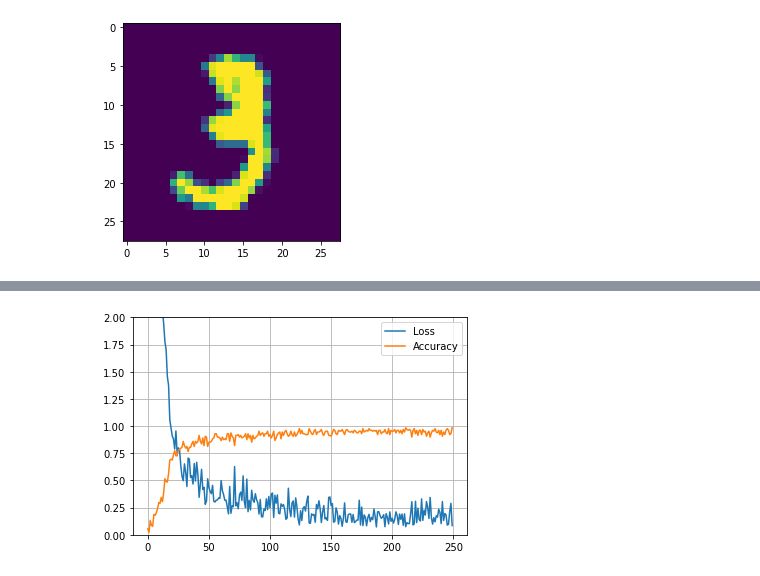
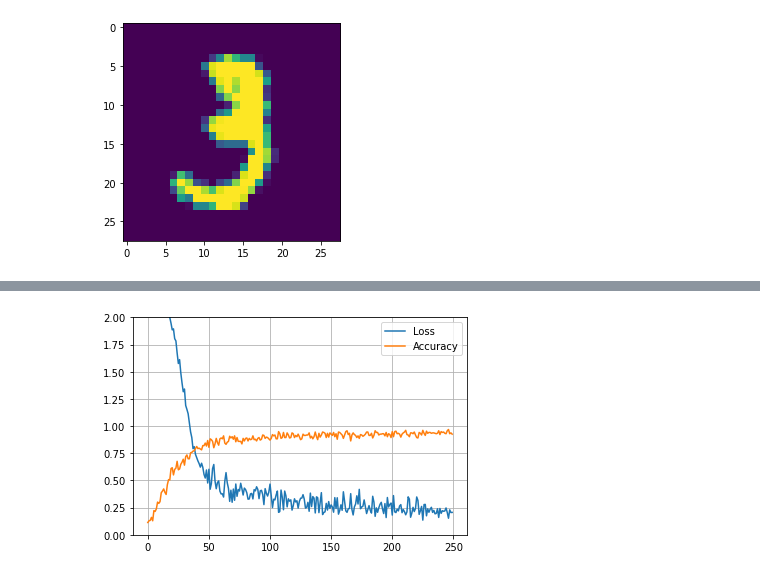
Before and after one commit to RoyVorster/also-grad, a Jupyter notebook: examples/mnist.ipynb, the cells around one changed output, grey strips where cells are left out. Saved outputs shown, nothing was run; the diff lists cells and outputs as text; code cells hidden in the pictures.

Commit message:
update ff + conv mnist example

```diff
--- a/examples/mnist.ipynb
+++ b/examples/mnist.ipynb
@@ -37,7 +37,7 @@ plt.imshow(X_train[10]);
 [figure]
 # %%
 def gen_mini_batch_img(batch_size):
-    idxs = np.random.randint(0, high=np.shape(X_train)[0], size=batch_size)
+    idxs = np.random.randint(0, high=X_train.shape[0], size=batch_size)
     return X_train[idxs].reshape(-1, 1, *size), y_train[idxs]
 
 def gen_mini_batch(batch_size):
@@ -100,7 +100,7 @@ def train(optimizer, model, gen_batch, batch_size=512, n_epoch=5, n_batches=50):
     for _ in range(n_epoch):
         for _ in range(n_batches):
             images, labels = gen_batch(batch_size)
-            images, labels_oh = ag.Parameter(images), one_hot(labels)
+            images, labels_oh = ag.Parameter(images, requires_grad=True), one_hot(labels)
 
             optimizer.zero_grad()
 
@@ -128,9 +128,6 @@ def plot_train_results(losses, accuracies):
     plt.ylim([0, 2])
     plt.legend()
     plt.grid()
-
-batch_size = 1024
-n_epoch, n_batches = 2, 100
 # %%
 model = Net()
 # optimizer = SGD(model, learning_rate=1e-4)
@@ -146,12 +143,12 @@ class NetConv(nn.Module):
     def __init__(self):
         super().__init__()
 
-        self.c1 = nn.Conv2D(1, 4, padding=1, kernel_size=5)
+        self.c1 = nn.Conv2D(1, 4, kernel_size=5)
         self.mp1 = nn.MaxPool2D(kernel_size=(2, 2))
-        self.c2 = nn.Conv2D(4, 8, padding=1, kernel_size=5)
+        self.c2 = nn.Conv2D(4, 8, kernel_size=5)
         self.mp2 = nn.MaxPool2D(kernel_size=(2, 2))
 
-        self.l1 = nn.Linear(200, 32)
+        self.l1 = nn.Linear(128, 32)
         self.l2 = nn.Linear(32, 10)
 
     def forward(self, x):
@@ -164,8 +161,8 @@ class NetConv(nn.Module):
         return self.l2(x)
 # %%
 model = NetConv()
-optimizer = SGD(model, learning_rate=1e-4, momentum=0.9)
+optimizer = SGD(model, learning_rate=1e-2, momentum=0.9)
 
-losses, accuracies = train(optimizer, model, gen_mini_batch_img, batch_size=128)
+losses, accuracies = train(optimizer, model, gen_mini_batch_img, batch_size=256)
 plot_train_results(losses, accuracies)
 # %% [output]
@@ -173,4 +170,4 @@ Loss: 0.084, acc: 0.984
-[figure, old version]
+[figure, new version]
 # %%
 # Same thing as above FF net re-implemented using sequential
 model = nn.Sequential([
```
Also changed, not shown: parts of 3 cells of this notebook.
